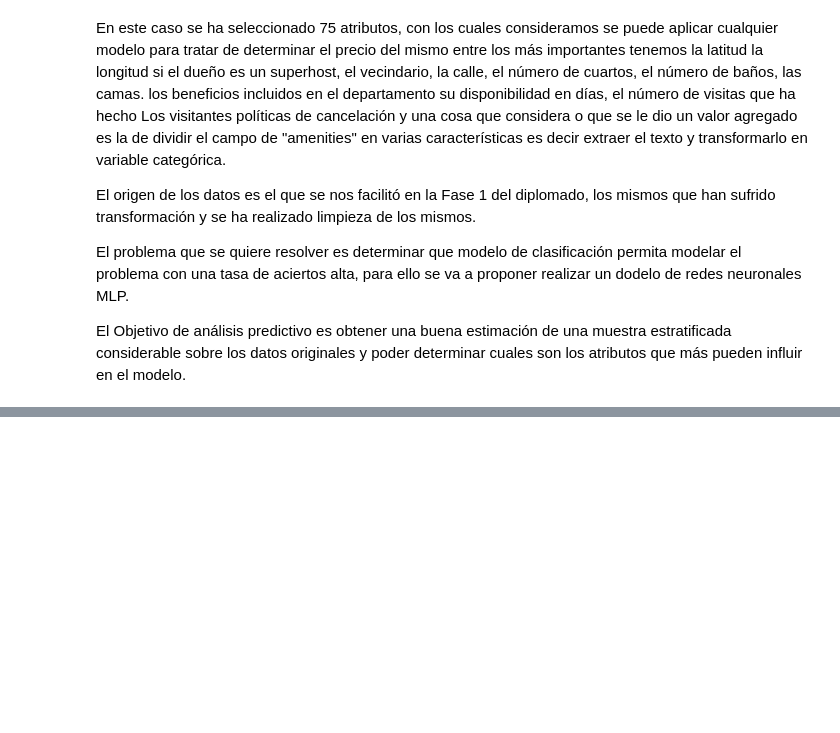
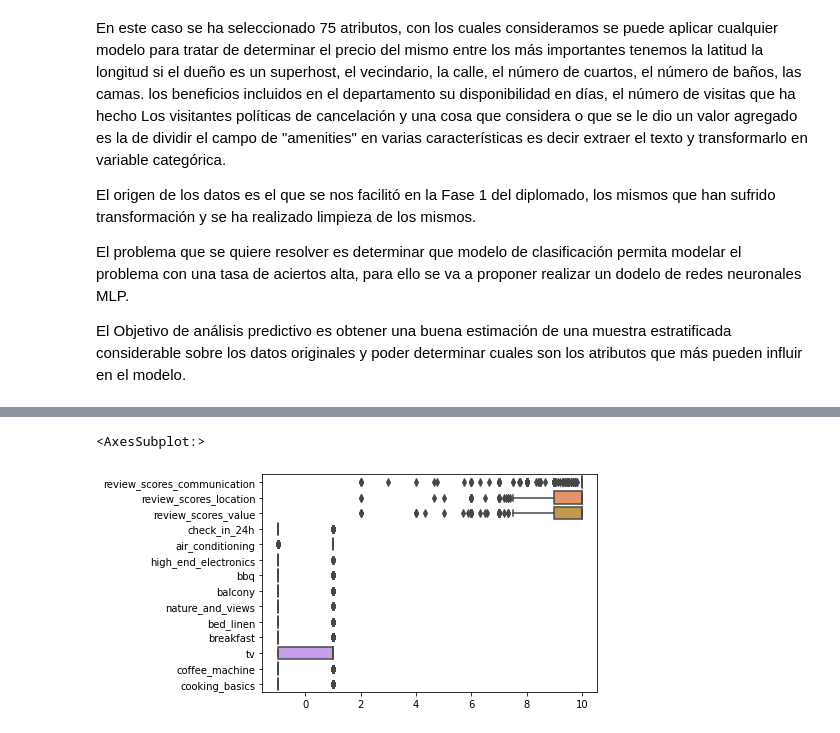
Before and after one commit to chris78rey/DIPLOM_BIGDATA, a Jupyter notebook: IPYNB_TODOS/Taller_Final.ipynb, the cells around one changed output, grey strips where cells are left out. Cells and saved outputs as stored; diff of their text form; code cells hidden in the pictures; blank space fills up the shorter version.

```diff
--- a/IPYNB_TODOS/Taller_Final.ipynb
+++ b/IPYNB_TODOS/Taller_Final.ipynb
@@ -20,0 +303,6 @@ from sklearn.linear_model import LinearRegression
+# %%
+#Se hace los boxplot de las 4 primeras variables  numericas del dataframe df_airbnb_final de forma vertical con la libreria seaborn
+sns.boxplot(data=df_airbnb_final.iloc[:,30:45],orient='h')
+# %% [output]
+<AxesSubplot:>
+[figure, added]
```
Also changed, not shown: parts of 41 cells of this notebook, 3 other files.
